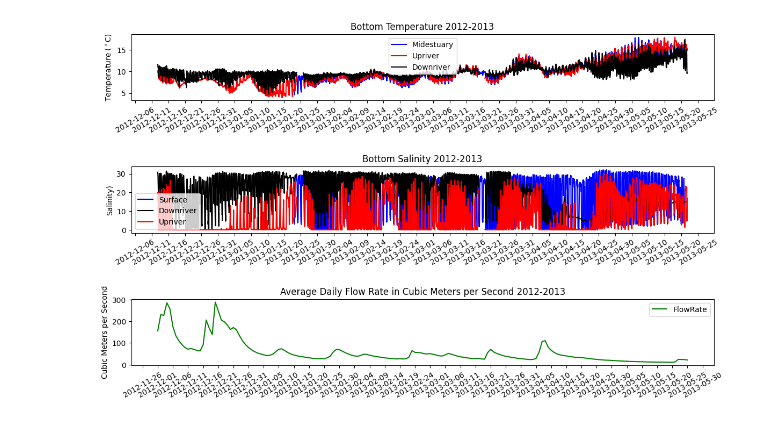
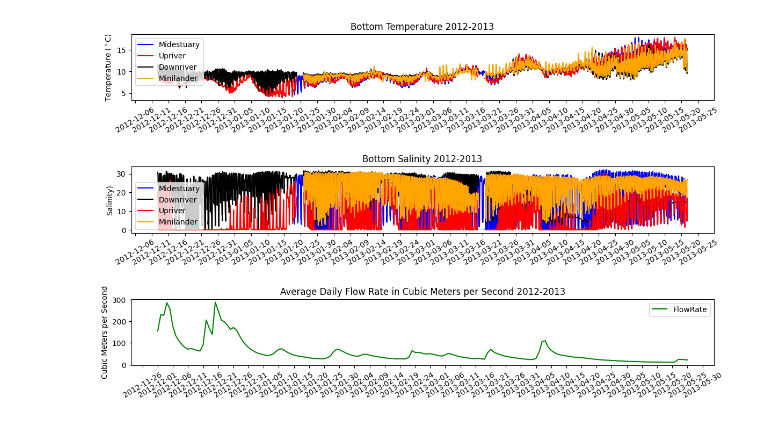
Before and after one commit to lebedevn/Alsea-Estuary-Data, a Jupyter notebook: bottom_2012_2013.ipynb, the cells around one changed output. Cells and saved outputs as stored; diff of their text form; code cells hidden in the pictures.

Commit message:
added minilander data

```diff
--- a/bottom_2012_2013.ipynb
+++ b/bottom_2012_2013.ipynb
@@ -27,8 +27,22 @@ matDataS3 = sio.loadmat('2012-13\\mcat_dnriver_7162_Dep3.mat')
 #import midestuary bottom data
 matDataMid = sio.loadmat('2012-13\\hobo_PrivateDock_01.mat')
 
+#import minilander bottom data
+matDataMini2 = sio.loadmat('2012-13\\hobo_minilander_3826_Dep2.mat')
+matDataMini3 = sio.loadmat('2012-13\\hobo_minilander_3829_Dep3.mat')
+
 #mat lab date origin
 origin = np.datetime64('0000-01-01', 'D') - np.timedelta64(1, 'D')
+
+#mini lander bottom data
+matDataMini2Filtered = {dictKey:dictValue for dictKey, dictValue in matDataMini2.items() if dictKey[0] != '_'}
+matMini2DF = pd.DataFrame({dictKey: np.array(dictValue).flatten() for dictKey, dictValue in matDataMini2Filtered.items()})
+matDataMini3Filtered = {dictKey:dictValue for dictKey, dictValue in matDataMini3.items() if dictKey[0] != '_'}
+matMini3DF = pd.DataFrame({dictKey: np.array(dictValue).flatten() for dictKey, dictValue in matDataMini3Filtered.items()})
+
+matMiniDF = pd.concat([matMini2DF, matMini3DF])
+tmsMiniriver = matMiniDF['DN'] * np.timedelta64(1, 'D') + origin
+
 
 #upriver bottom data
 matDataSU1Filtered = {dictKey:dictValue for dictKey, dictValue in matDataSU1.items() if dictKey[0] != '_'}
@@ -40,7 +54,6 @@ matS3DF = pd.DataFrame({dictKey: np.array(dictValue).flatten() for dictKey, dict
 
 matUDSF = pd.concat([matS1DF, matS2DF, matS3DF])
 tmsUSurfaceriver = matUDSF['DN'] * np.timedelta64(1, 'D') + origin
-
 
 #downriver bottom data
 matDataS1Filtered = {dictKey:dictValue for dictKey, dictValue in matDataS1.items() if dictKey[0] != '_'}
@@ -98,32 +111,34 @@ plt.setp(axflow, ylabel = "Cubic Meters per Second")
 
 #plot the data on the proper plot
 axtemp.plot(tmsMidriver, matMidFlatDF['TB'], color = 'blue', label='Midestuary')
 axtemp.plot(tmsUSurfaceriver, matUDSF['T'], color = 'red', label = 'Upriver')
 axtemp.plot(tmsDSurfaceriver, matDDSF['T'], color = 'black', label = 'Downriver')
+axtemp.plot(tmsMiniriver, matMiniDF['T'], color = 'orange', label = 'Minilander')
 
-axsal.plot(tmsMidriver,matMidFlatDF['SB'],color = 'blue', label = "Surface")
+axsal.plot(tmsMidriver,matMidFlatDF['SB'],color = 'blue', label = "Midestuary")
 axsal.plot(tmsDSurfaceriver, matDDSF['S'],color = 'black', label = "Downriver")
 axsal.plot(tmsUSurfaceriver, matUDSF['S'],color = 'red', label = "Upriver")
+axsal.plot(tmsMiniriver, matMiniDF['S'], color = 'orange', label = 'Minilander')
 
 axflow.plot(tmsFlow,flowDF['fRate'], color = 'green', label = 'FlowRate')
 
 
 # Change the tick interval
 axtemp.xaxis.set_major_locator(mdates.DayLocator(interval=5))
 axsal.xaxis.set_major_locator(mdates.DayLocator(interval=5))
 axflow.xaxis.set_major_locator(mdates.DayLocator(interval=5))
 
 # Puts x-axis labels on an angle
 axtemp.xaxis.set_tick_params(rotation = 30)
 axsal.xaxis.set_tick_params(rotation = 30)
 axflow.xaxis.set_tick_params(rotation = 30)
 
 #adjust space between the plots
 plt.subplots_adjust(hspace=1)
 
 axtemp.legend()
 axsal.legend()
 axflow.legend()
 plt.show()
 # %% [output]
-[figure, old version]
+[figure, new version]
```
